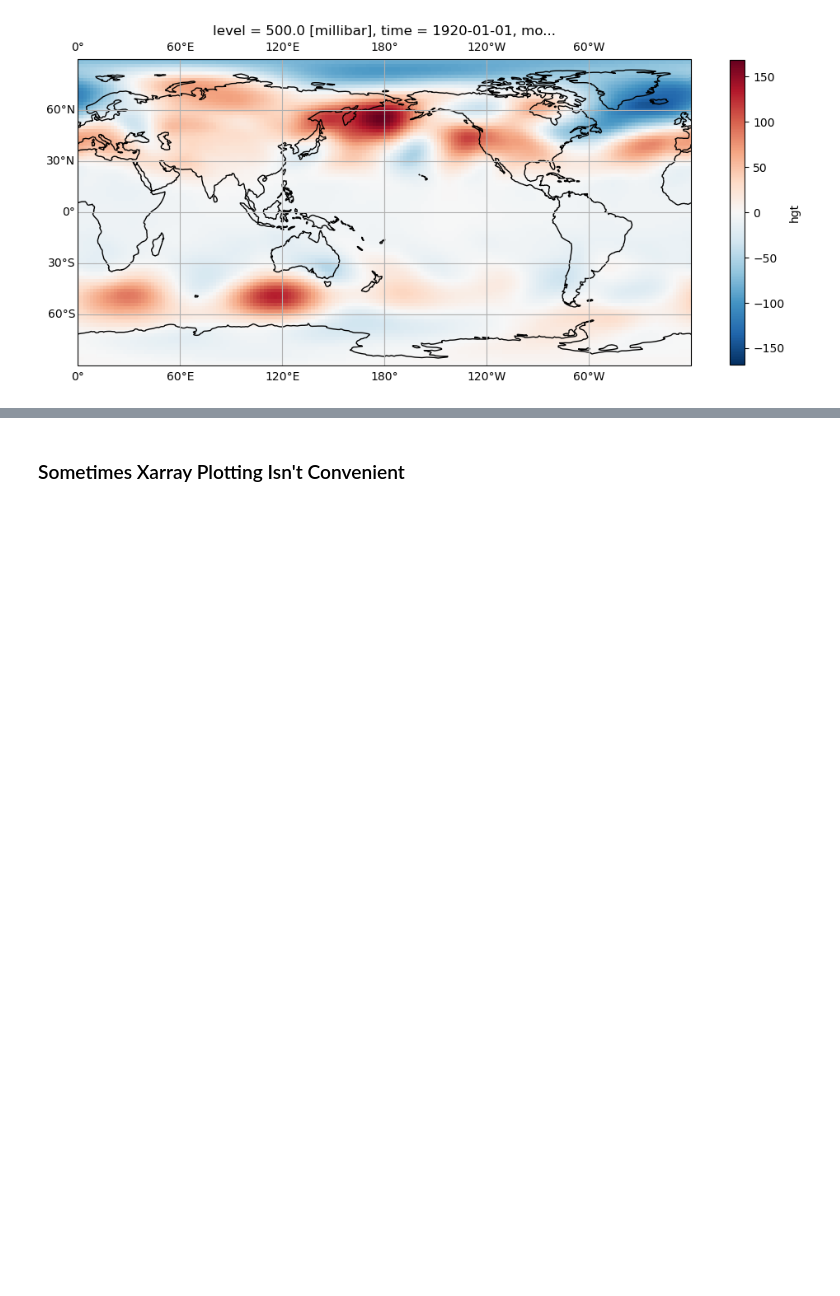
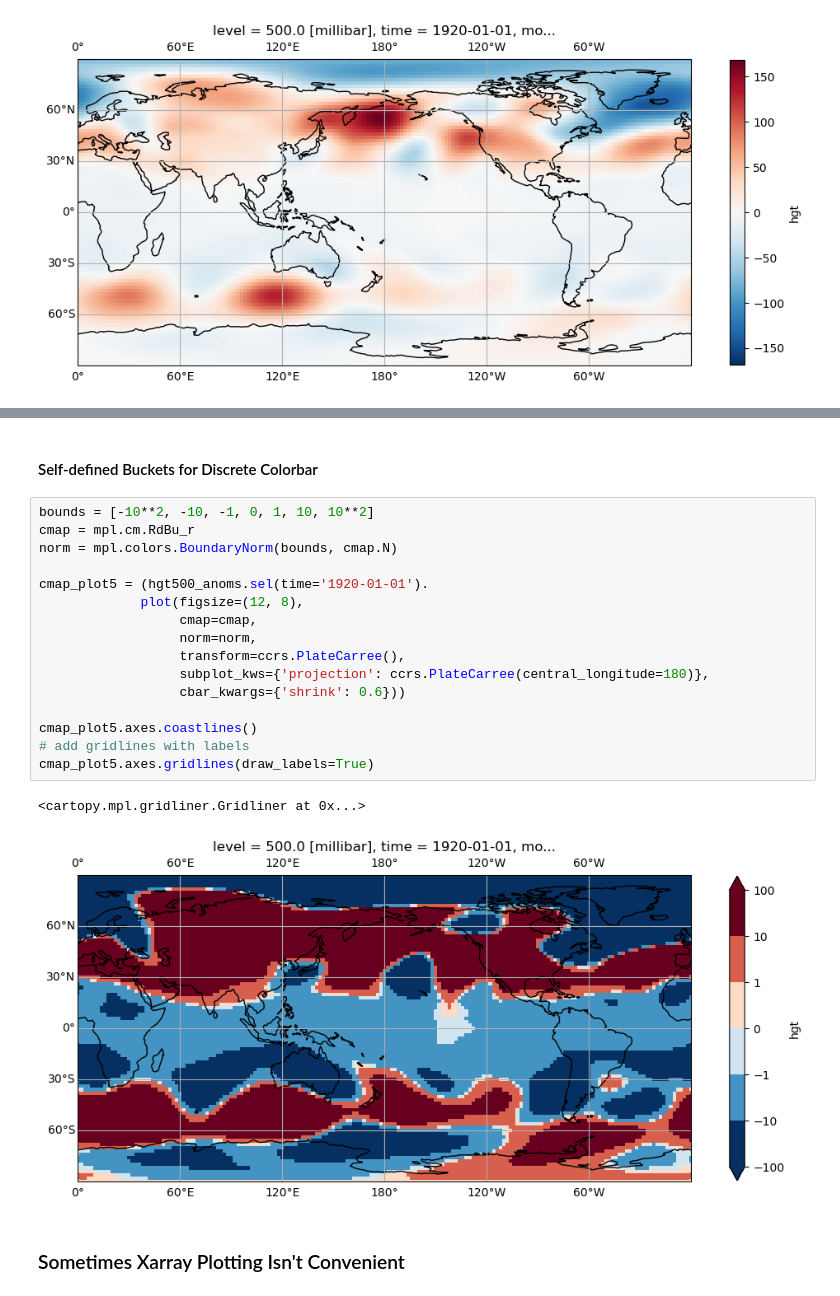
Before and after one commit to kylemcevoy/example_notebooks, a Jupyter notebook: plotting_gallery.ipynb, the cells around one changed output, grey strips where cells are left out. Cells and saved outputs as stored; diff of their text form; blank space fills up the shorter version.

```diff
--- a/plotting_gallery.ipynb
+++ b/plotting_gallery.ipynb
@@ -212,3 +245,24 @@ cmap_plot3.axes.gridlines(draw_labels=True)
+# %% [markdown]
+#### Self-defined Buckets for Discrete Colorbar
+# %%
+bounds = [-10**2, -10, -1, 0, 1, 10, 10**2]
+cmap = mpl.cm.RdBu_r
+norm = mpl.colors.BoundaryNorm(bounds, cmap.N)
+
+cmap_plot5 = (hgt500_anoms.sel(time='1920-01-01').
+             plot(figsize=(12, 8),
+                  cmap=cmap,
+                  norm=norm,
+                  transform=ccrs.PlateCarree(),
+                  subplot_kws={'projection': ccrs.PlateCarree(central_longitude=180)},
+                  cbar_kwargs={'shrink': 0.6}))
+
+cmap_plot5.axes.coastlines()
+# add gridlines with labels
+cmap_plot5.axes.gridlines(draw_labels=True)
+# %% [output]
+<cartopy.mpl.gridliner.Gridliner at 0x...>
+[figure, added]
 # %% [markdown]
 ### Sometimes Xarray Plotting Isn't Convenient
 # %%
```
Also changed, not shown: parts of 3 cells of this notebook.
